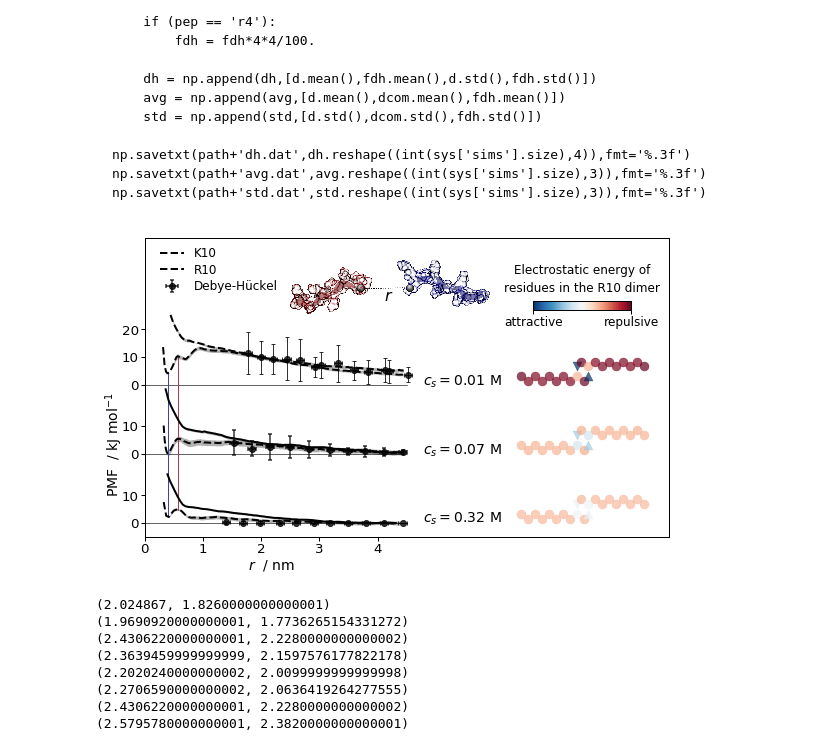
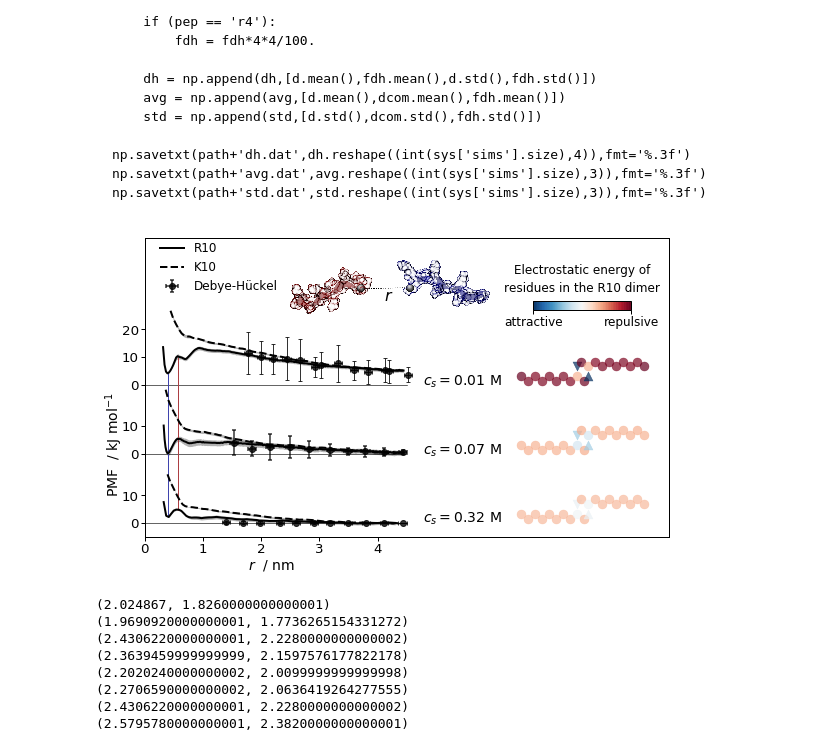
Before and after one commit to mlund/decaarginine, a Jupyter notebook: SI-notebook.ipynb, the cells around one changed output. Cells and saved outputs as stored; diff of their text form; code cells hidden in the pictures.

```diff
--- a/SI-notebook.ipynb
+++ b/SI-notebook.ipynb
@@ -1094,6 +1094,11 @@ def plotPMF(array,c='black',w=0,a=0.3,l='',ls='-',shift=0,cs='0',pep='r10',rc='9
     pmf = pmf - pmf[-1] + dh[maxdh,1] + shift
     pmfl = pmf - array[:maxd,2]
     pmfu = pmf + array[:maxd,2]
+    #minimum = find_nearest(r,.4)
+    #print(path,pmf[minimum]-shift)
+    #print(path,pmfl[minimum]-shift)
+    #print(path,pmfu[minimum]-shift)
+    #print(path,r[minimum])
     plt.fill_between(r,pmfl,pmfu,alpha=a,color=c,lw=0)
     plt.plot(r,pmf,color=c,lw=w,label=l,linestyle=ls)
 
@@ -1185,14 +1190,14 @@ plt.axhline(y=45,xmin=0,xmax=.5,color='black',lw=.6)
 plt.axvline(x=.4,ymin=.07,ymax=.55,color='#3f43ad',lw=1)
 plt.axvline(x=.58,ymin=.09,ymax=.6,color='#ac3e42',lw=1)
 
-plotPMF(pmf_r10_0_99_03,'black',2,l='K10',ls='--',shift=45,cs='0',pep='k10',rc='99',ff='a03')
-plotPMF(pmf_k10_0_99_03,'black',2,l='R10',ls='--',shift=45,cs='0',pep='r10',rc='99',ff='a03')
+plotPMF(pmf_r10_0_99_03,'black',w=2,l='R10',ls='-',shift=45,cs='0',pep='k10',rc='99',ff='a03')
+plotPMF(pmf_k10_0_99_03,'black',w=2,l='K10',ls='--',shift=45,cs='0',pep='k10',rc='99',ff='a03')
 
-plotPMF(pmf_r10_60_99_03,'black',2,ls='--',shift=20,cs='60',pep='k10',rc='99',ff='a03')
-plotPMF(pmf_k10_60_99_03,'black',2,shift=20,cs='60',pep='r10',rc='99',ff='a03')
+plotPMF(pmf_r10_60_99_03,'black',w=2,ls='-',shift=20,cs='60',pep='k10',rc='99',ff='a03')
+plotPMF(pmf_k10_60_99_03,'black',w=2,ls='--',shift=20,cs='60',pep='k10',rc='99',ff='a03')
 
-plotPMF(pmf_r10_300_99_03,'black',2,ls='--',shift=-5,cs='300',pep='k10',rc='99',ff='a03')
-plotPMF(pmf_k10_300_99_03,'black',2,shift=-5,cs='300',pep='r10',rc='99',ff='a03')
+plotPMF(pmf_r10_300_99_03,'black',w=2,ls='-',shift=-5,cs='300',pep='r10',rc='99',ff='a03')
+plotPMF(pmf_k10_300_99_03,'black',w=2,ls='--',shift=-5,cs='300',pep='k10',rc='99',ff='a03')
 
 labels = ['0', '10', '0', '10','0','10','20']
 plt.yticks([-5,5,20,30,45,55,65],labels)
@@ -1205,34 +1210,34 @@ plt.errorbar(r10_60[3:-1,0],r10_60[3:-1,1]+20,r10_60[3:-1,3],r10_60[3:-1,2],colo
 
 plt.errorbar(k10_300[3:,0],k10_300[3:,1]-5,k10_300[3:,3],k10_300[3:,2],color='black',lw=0,marker='o',
              markeredgecolor=None,alpha=0.8,markersize=6,elinewidth=1.,capsize=2,capthick=1.)
 
 plt.legend(frameon=False,loc=(0.02,0.8))
 
 plt.figtext(0.495,0.785,'$r$',size=16)
 
 plt.figtext(0.7,0.17,'$c_s=$0.32 M',size=14,ha='right')
 
 plt.figtext(0.7,0.36,'$c_s=$0.07 M',size=14,ha='right')
 
 plt.figtext(0.7,0.55,'$c_s=$0.01 M',size=14,ha='right')
 
 plt.figtext(0.008,0.49,'PMF  / kJ mol$^{-1}$', size=14, rotation='vertical')
 
 plt.figtext(0.26,0.04,'$r$  / nm', size=14)
 
 ax1.tick_params('both', length=4, width=1., which='major')
 ax3.tick_params('both', length=4, width=1., which='major')
 
 ax1.yaxis.tick_left()
 ax1.xaxis.tick_bottom()
 ax3.yaxis.tick_right()
 ax3.xaxis.tick_bottom()
 
 plt.savefig('fig/fig2.pdf')
 
 plt.show()
 # %% [output]
-[figure, old version]
+[figure, new version]
 # %%
 plt.rcParams.update({'font.size': 14, 'figure.figsize': [8.0, 6],'xtick.major.pad':4, 'ytick.major.pad':4,
                      'xtick.major.size':6, 'ytick.major.size':6, 'xtick.direction':'in','ytick.direction':'in'})
```
Also changed, not shown: parts of 2 cells of this notebook, 34 other files.
